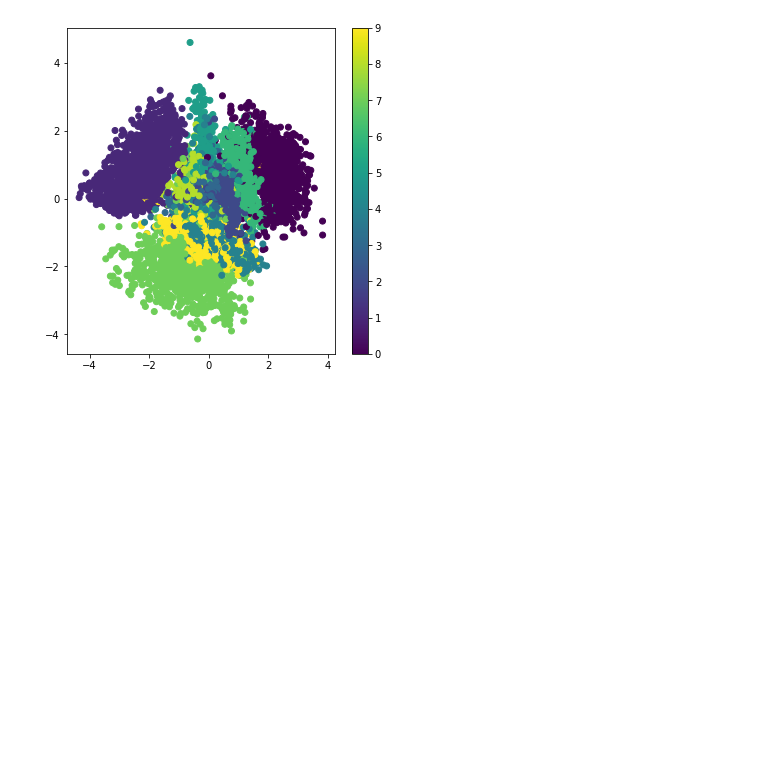
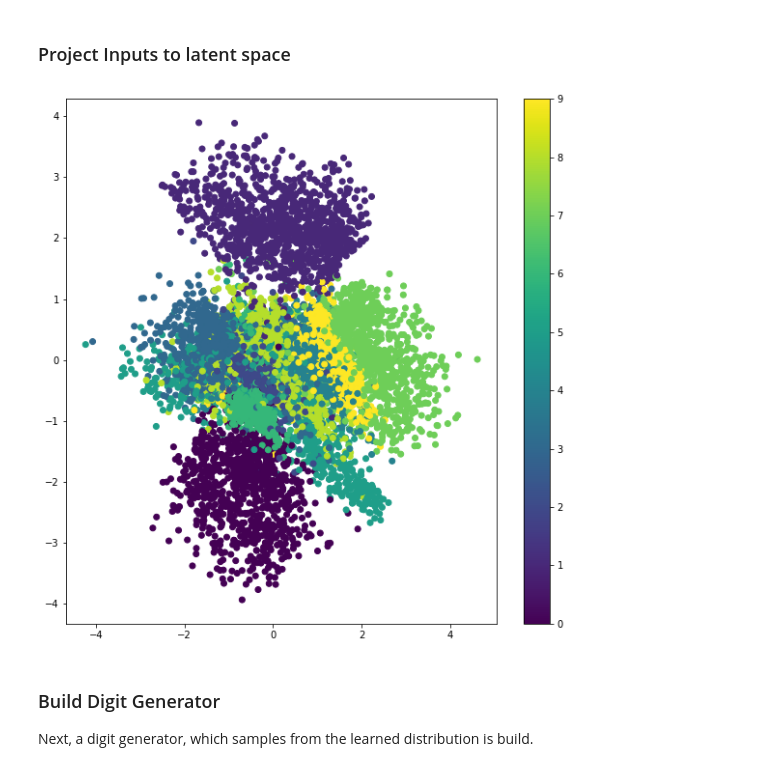
Before and after one commit to hannibunny/mlbook, a Jupyter notebook: ml/_build/html/_sources/neuralnetworks/04VariationalAutoencoder.ipynb, the cells around one changed output. Saved outputs shown, nothing was run; the diff lists cells and outputs as text; code cells hidden in the pictures; blank space fills up the shorter version.

```diff
--- a/ml/_build/html/_sources/neuralnetworks/04VariationalAutoencoder.ipynb
+++ b/ml/_build/html/_sources/neuralnetworks/04VariationalAutoencoder.ipynb
@@ -68,0 +81,2 @@ def sampling(args):
+# %%
+encoderModel=Model(inputs=x, outputs=[z_mean, z_log_var])
@@ -154,0 +229,2 @@ encoder = Model(x, z_mean)
+# %% [markdown]
+### Project Inputs to latent space
@@ -155,10 +233,14 @@ encoder = Model(x, z_mean)
 # %%
 # display a 2D plot of the digit classes in the latent space
-x_test_encoded = encoder.predict(x_test, batch_size=batch_size)
-plt.figure(figsize=(6, 6))
+x_test_encoded,_ = encoderModel.predict(x_test, batch_size=batch_size)
+plt.figure(figsize=(10, 10))
 plt.scatter(x_test_encoded[:, 0], x_test_encoded[:, 1], c=y_test)
 plt.colorbar()
 plt.show()
 # %% [output]
-[figure, old version]
+[figure, new version]
+# %% [markdown]
+### Build Digit Generator
+
+Next, a digit generator, which samples from the learned distribution is build.
 # %%
```
Also changed, not shown: parts of 30 cells of this notebook, 28 other files.
